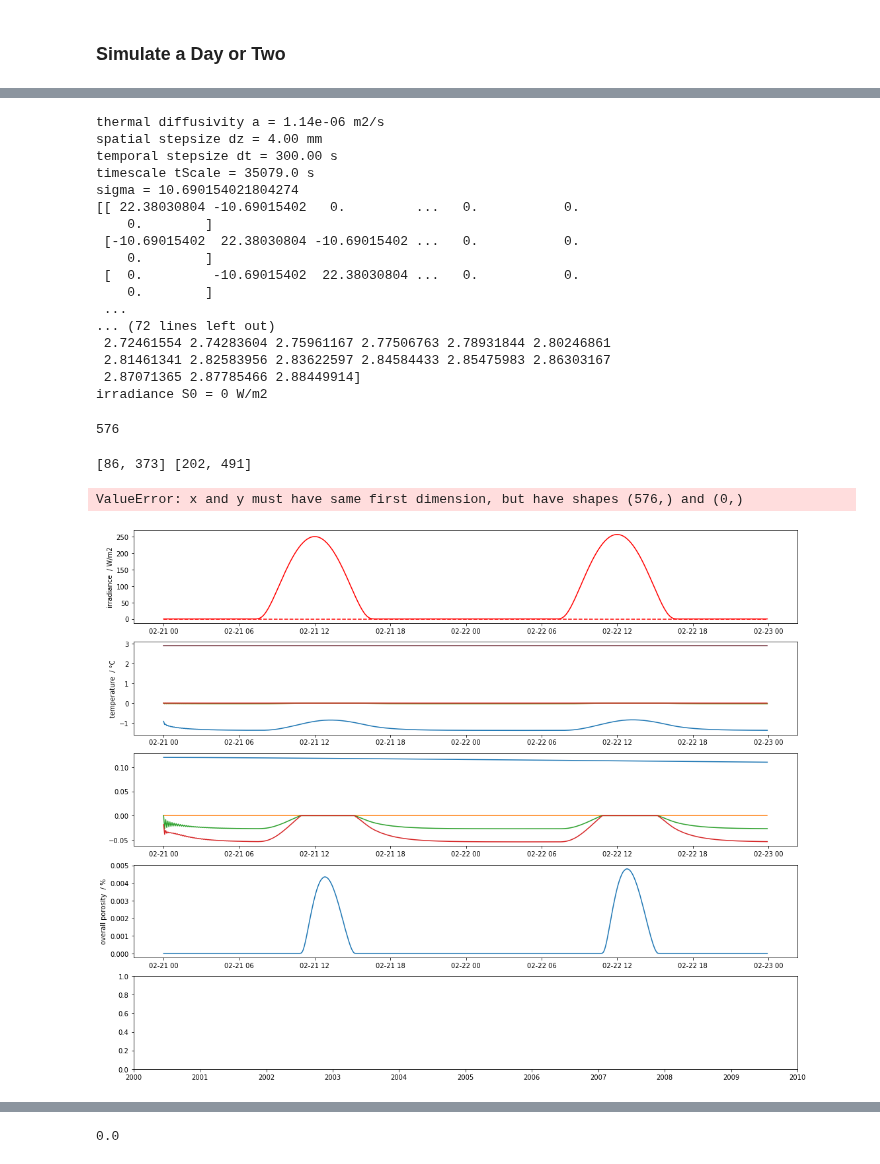
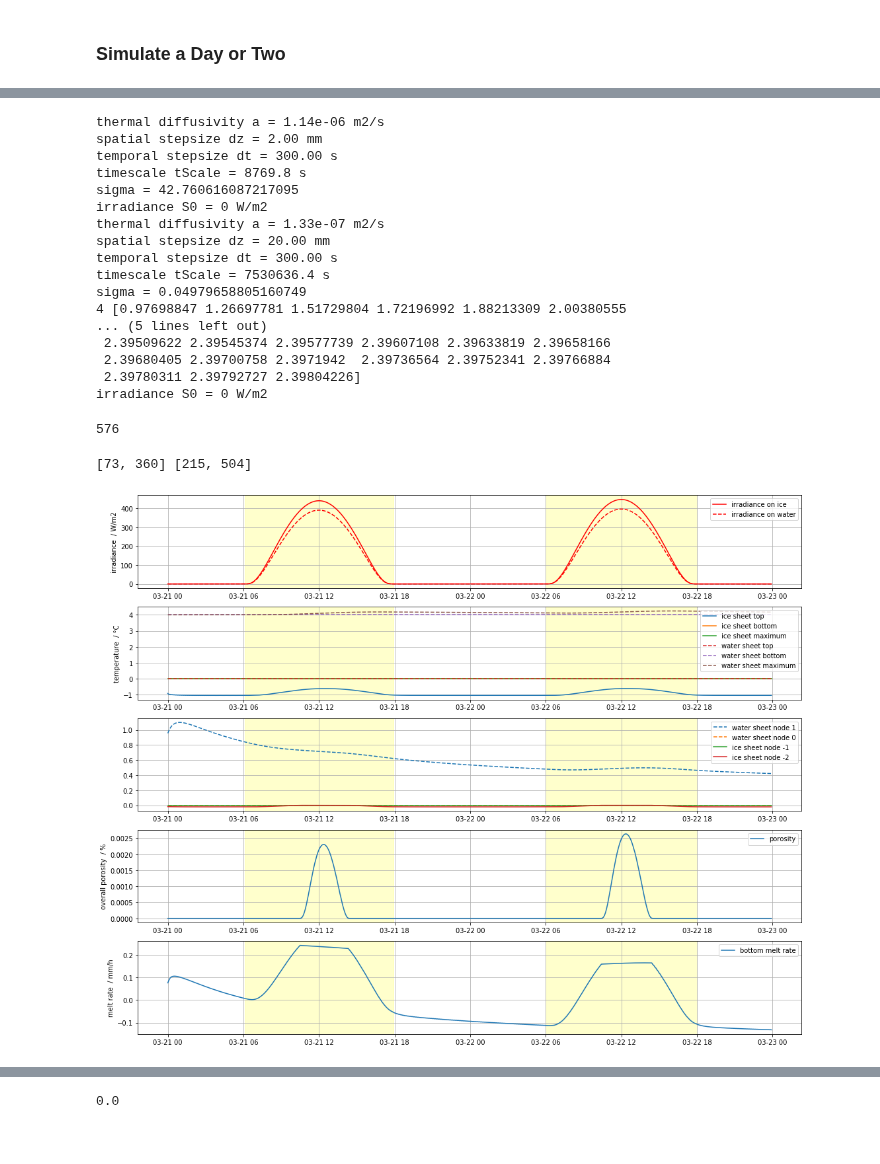
Before and after one commit to Henrikum/skrinning-stuff, a Jupyter notebook: notebooks/skrinning stuff.ipynb, the cells around one changed output, grey strips where cells are left out. Saved outputs shown, nothing was run; the diff lists cells and outputs as text; code cells hidden in the pictures.

```diff
--- a/notebooks/skrinning stuff.ipynb
+++ b/notebooks/skrinning stuff.ipynb
@@ -76,8 +31,8 @@ plt.grid()
 ### Simulate a Day or Two
 # %%
 # __init__
-dateTimeStart = datetime.datetime(2021, 2, 21, 0, 0)
-myIce = IceSheet.IceSheet(dateTime=dateTimeStart, sheet='blackIce', thickness=200.0, crystalSize=100.0, lat=55.71, alt=10)
+dateTimeStart = datetime.datetime(2021, 3, 21, 0, 0)
+myIce = IceSheet.IceSheet(dateTime=dateTimeStart, sheet='blackIce', thickness=100.0, crystalSize=100.0, lat=55.71, alt=10)
 myWater = IceSheet.IceSheet(dateTime=dateTimeStart, sheet='freshWater', thickness=1000.0, crystalSize=100.0, lat=55.71, alt=10)
 myWater.setTransmittance(myIce)
 # %% [output]
@@ -98,25 +53,25 @@ TEnvW=[0.]
 
 # get started
 A, B, b, UInit = myIce.setupModel(IC=[-0.92, 0.], aEnv=aEnv, TEnv=TEnv, fluidVelocity=0.02, zNodes=spatialNodeCount, tStep=timeStep, isVerbose=True)
-AW, BW, bW, UInitW = myWater.setupModel(IC=[0., 3.], aEnv=aEnv, TEnv=TEnv, fluidVelocity=0.02, zNodes=spatialNodeCount, tStep=timeStep, isVerbose=True)
+AW, BW, bW, UInitW = myWater.setupModel(IC=[0., 4.], aEnv=aEnv, TEnv=TEnv, fluidVelocity=0.12, zNodes=spatialNodeCount, tStep=timeStep, isVerbose=True)
 # %% [output]
 thermal diffusivity a = 1.14e-06 m2/s
-spatial stepsize dz = 4.00 mm
+spatial stepsize dz = 2.00 mm
 temporal stepsize dt = 300.00 s
-timescale tScale = 35079.0 s
-sigma = 10.690154021804274
-[[ 22.38030804 -10.69015402   0.         ...   0.           0.
-    0.        ]
- [-10.69015402  22.38030804 -10.69015402 ...   0.           0.
-    0.        ]
- [  0.         -10.69015402  22.38030804 ...   0.           0.
-    0.        ]
- ...
-... (72 lines left out)
- 2.72461554 2.74283604 2.75961167 2.77506763 2.78931844 2.80246861
- 2.81461341 2.82583956 2.83622597 2.84584433 2.85475983 2.86303167
- 2.87071365 2.87785466 2.88449914]
+timescale tScale = 8769.8 s
+sigma = 42.760616087217095
 irradiance S0 = 0 W/m2
+thermal diffusivity a = 1.33e-07 m2/s
+spatial stepsize dz = 20.00 mm
+temporal stepsize dt = 300.00 s
+timescale tScale = 7530636.4 s
+sigma = 0.04979658805160749
+4 [0.97698847 1.26697781 1.51729804 1.72196992 1.88213309 2.00380555
+... (5 lines left out)
+ 2.39509622 2.39545374 2.39577739 2.39607108 2.39633819 2.39658166
+ 2.39680405 2.39700758 2.3971942  2.39736564 2.39752341 2.39766884
+ 2.39780311 2.39792727 2.39804226]
+irradiance S0 = 0 W/m2
 # %%
 # simulate
 totalTime = 48*3600  # s
@@ -126,7 +81,9 @@ timeStepCount
 576
 # %%
 dateTimes, S0s, USoln, epsSoln = myIce.simulate(UInit, aEnv, TEnv, timeStepCount)
-dateTimes, S0sW, USolnW, botMeltRates = myWater.simulate(UInitW, aEnvW, TEnvW, timeStepCount)
+dateTimes, S0sW, USolnW, dummy = myWater.simulate(UInitW, aEnvW, TEnvW, timeStepCount)
+# %%
+botMeltRates = myIce.bottomMeltRates(USoln, USolnW, myWater)
 # %%
 idxSunUp = []
 idxSunDn = []
@@ -137,50 +94,49 @@ for i in range(len(dateTimes)):
         idxSunDn.append(i-1)
 print(idxSunUp, idxSunDn)
 # %% [output]
-[86, 373] [202, 491]
+[73, 360] [215, 504]
 # %%
 UMaxs = []
 epss = []
 UMaxsW = []
 for j in range(len(USoln)):
     UMaxs.append(np.max(USoln[j, :]))
     epss.append(epsSoln[j].sum()*myIce._dx)
     UMaxsW.append(np.max(USolnW[j, :]))
 epss = np.array(epss)
 
 nPlot = 5
 fig, axs = plt.subplots(nPlot, 1, figsize=(18, nPlot*3))
 i = 0
 axs[i].plot(dateTimes, S0s, color='red', label='irradiance on ice')
 axs[i].plot(dateTimes, S0sW, '--', color='red', label='irradiance on water')
 axs[i].set_ylabel('irradiance  / W/m2')
 i = i + 1
-axs[i].plot(dateTimes, myIce.makeUOneD(USoln[:, 0]), label='top T')
-axs[i].plot(dateTimes, myIce.makeUOneD(USoln[:, -1]), label='bottom T')
-axs[i].plot(dateTimes, myIce.makeUOneD(np.array(UMaxs)), label='max T')
-axs[i].plot(dateTimes, myWater.makeUOneD(USolnW[:, 0]), label='top TW')
-axs[i].plot(dateTimes, myWater.makeUOneD(USolnW[:, -1]), label='bottom TW')
-axs[i].plot(dateTimes, myWater.makeUOneD(np.array(UMaxsW)), label='max TW')
+axs[i].plot(dateTimes, myIce.makeUOneD(USoln[:, 0]), label='ice sheet top')
+axs[i].plot(dateTimes, myIce.makeUOneD(USoln[:, -1]), label='ice sheet bottom')
+axs[i].plot(dateTimes, myIce.makeUOneD(np.array(UMaxs)), label='ice sheet maximum')
+axs[i].plot(dateTimes, myWater.makeUOneD(USolnW[:, 0]), '--', label='water sheet top')
+axs[i].plot(dateTimes, myWater.makeUOneD(USolnW[:, -1]), '--', label='water sheet bottom')
+axs[i].plot(dateTimes, myWater.makeUOneD(np.array(UMaxsW)), '--', label='water sheet maximum')
 axs[i].set_ylabel('temperature  / °C')
 i = i + 1
-axs[i].plot(dateTimes, myWater.makeUOneD(USolnW[:, 1]), label='bot+1')
-axs[i].plot(dateTimes, myWater.makeUOneD(USolnW[:, 0]), label='top+0')
-axs[i].plot(dateTimes, myIce.makeUOneD(USoln[:, -1]), label='bot-0')
-axs[i].plot(dateTimes, myIce.makeUOneD(USoln[:, -2]), label='bot-1')
+axs[i].plot(dateTimes, myWater.makeUOneD(USolnW[:, 1]), '--', label='water sheet node 1')
+axs[i].plot(dateTimes, myWater.makeUOneD(USolnW[:, 0]), '--', label='water sheet node 0')
+axs[i].plot(dateTimes, myIce.makeUOneD(USoln[:, -1]), label='ice sheet node -1')
+axs[i].plot(dateTimes, myIce.makeUOneD(USoln[:, -2]), label='ice sheet node -2')
 i = i + 1
 axs[i].plot(dateTimes, epss*100, label='porosity')
 axs[i].set_ylabel('overall porosity  / %')
 i = i + 1
 axs[i].plot(dateTimes, botMeltRates*1000*3600, label='bottom melt rate')
 axs[i].set_ylabel('melt rate  / mm/h')
 for i in range(nPlot):
     for j in range(len(idxSunUp)):
         axs[i].axvspan(dateTimes[idxSunUp[j]], dateTimes[idxSunDn[j]], color='yellow', alpha=0.2)
     axs[i].grid()
     axs[i].legend()
 # %% [output]
-ValueError: x and y must have same first dimension, but have shapes (576,) and (0,)
-[figure, old version]
+[figure, new version]
 # %%
 TSoln = myIce.makeUOneD(USoln)
 
```
Also changed, not shown: parts of 10 cells of this notebook, 1 other file.
